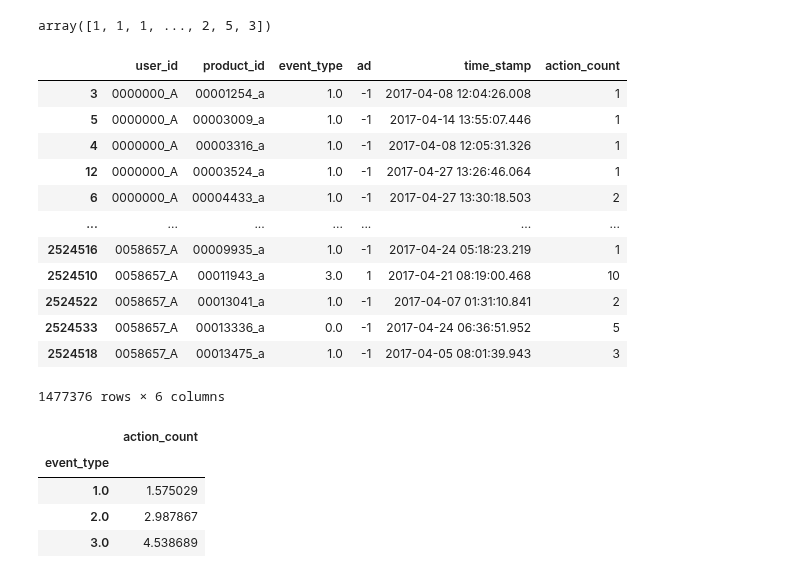
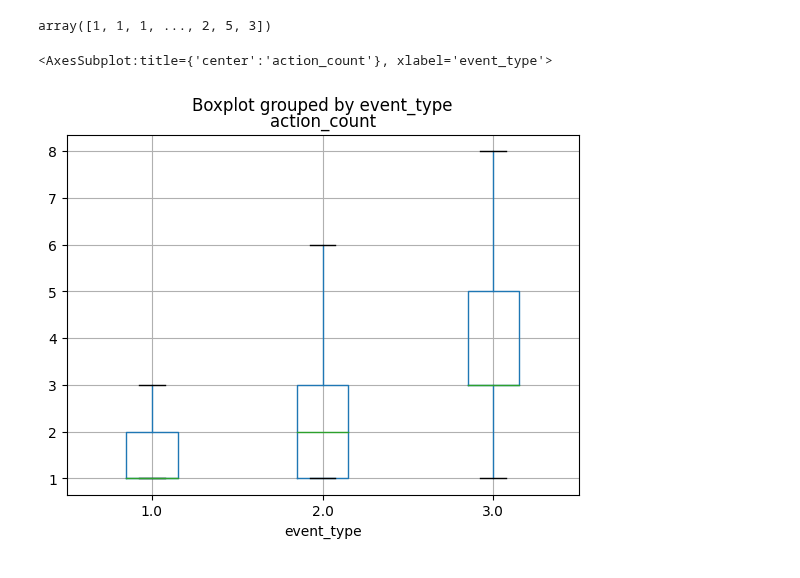
Before and after one commit to tatsuki1107/opt-recommend, a Jupyter notebook: IMF.ipynb, the cells around one changed output. Drawn from its saved outputs; the diff is of its cells as text; code cells hidden in the pictures.

Commit message:
depends on action_count

```diff
--- a/IMF.ipynb
+++ b/IMF.ipynb
@@ -25,21 +25,7 @@ array([1, 1, 1, ..., 2, 5, 3])
 # タイムスタンプは一番最新
 action_df = df.sort_values(by=["user_id", "product_id", "time_stamp"],ascending=[True, True, False]).drop_duplicates(["user_id", "product_id"])
 action_df["action_count"] = action_count
-action_df
+action_df = action_df[action_df["event_type"] != 0.0]
-# %% [output]
-|  | user_id | product_id | event_type | ad | time_stamp | action_count |
-| 3 | 0000000_A | 00001254_a | 1.0 | -1 | 2017-04-08 12:04:26.008 | 1 |
-| 5 | 0000000_A | 00003009_a | 1.0 | -1 | 2017-04-14 13:55:07.446 | 1 |
-| 4 | 0000000_A | 00003316_a | 1.0 | -1 | 2017-04-08 12:05:31.326 | 1 |
-| 12 | 0000000_A | 00003524_a | 1.0 | -1 | 2017-04-27 13:26:46.064 | 1 |
-| 6 | 0000000_A | 00004433_a | 1.0 | -1 | 2017-04-27 13:30:18.503 | 2 |
-| ... | ... | ... | ... | ... | ... | ... |
-| 2524516 | 0058657_A | 00009935_a | 1.0 | -1 | 2017-04-24 05:18:23.219 | 1 |
-| 2524510 | 0058657_A | 00011943_a | 3.0 | 1 | 2017-04-21 08:19:00.468 | 10 |
-| 2524522 | 0058657_A | 00013041_a | 1.0 | -1 | 2017-04-07 01:31:10.841 | 2 |
-| 2524533 | 0058657_A | 00013336_a | 0.0 | -1 | 2017-04-24 06:36:51.952 | 5 |
-| 2524518 | 0058657_A | 00013475_a | 1.0 | -1 | 2017-04-05 08:01:39.943 | 3 |
-1477376 rows × 6 columns
 # %%
 # ユーザ数を100人に絞る(ぼくのmacのスペック、、)
 # num_users = 100
@@ -55,14 +41,11 @@ test_df = action_df[action_df["rating_order"] <= 5]
 # %%
 minmum_num_rating = 0
 filtered_train_df = train_df.groupby("product_id").filter(lambda x: len(x["product_id"]) >= minmum_num_rating)
-# %%
-# 行列分解用に行列を作成
-filtered_train_df = filtered_train_df[filtered_train_df["event_type"] != 0.0]
 # %%
-filtered_train_df.groupby("event_type").agg({"action_count": "mean"})
+import matplotlib.pyplot as plt
+
+# event_typeごとのaction_countの箱ひげ図
+filtered_train_df.boxplot(by="event_type", column="action_count", sym="")
 # %% [output]
-|  | action_count |
-| event_type |  |
-| 1.0 | 1.575029 |
-| 2.0 | 2.987867 |
-| 3.0 | 4.538689 |
+<AxesSubplot:title={'center':'action_count'}, xlabel='event_type'>
+[figure, added]
```
Also changed, not shown: parts of 10 cells of this notebook.
